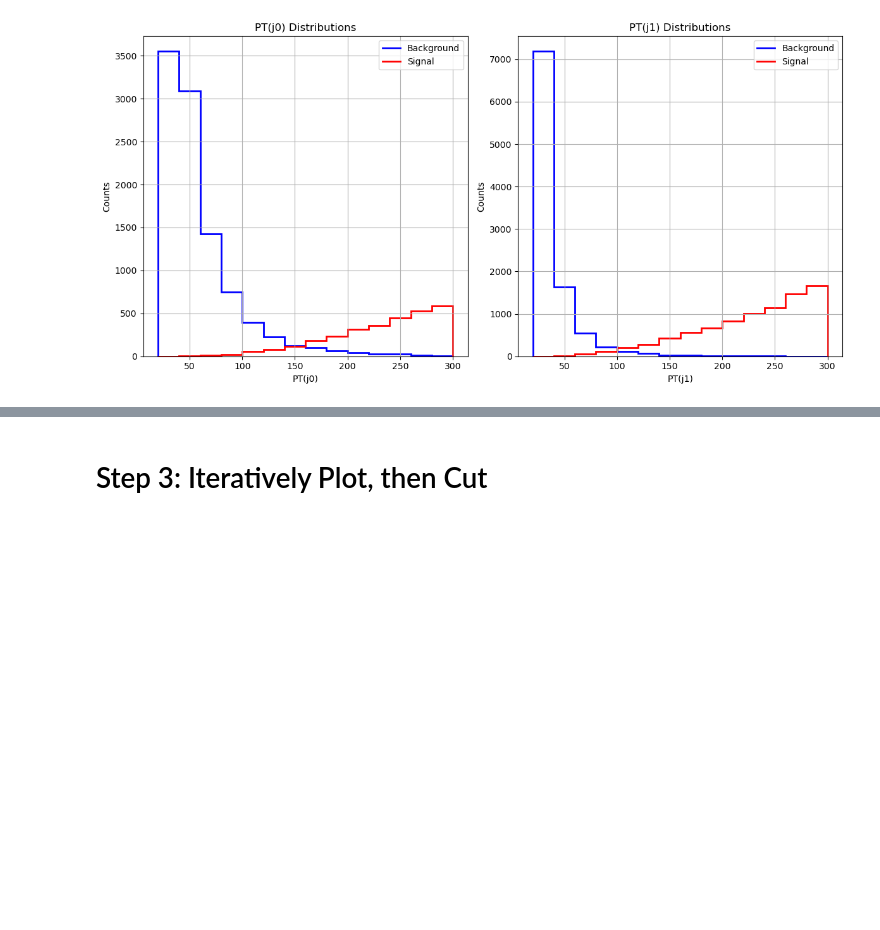
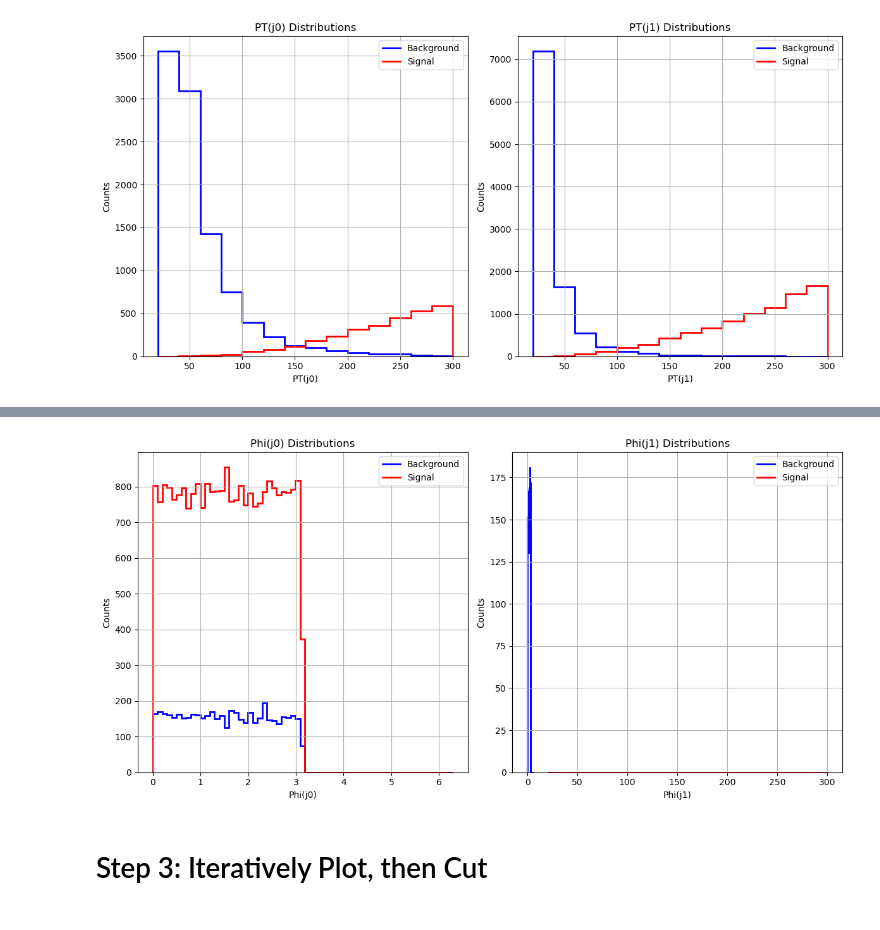
Before and after one commit to MarioPardo/UDEA_HEP_Analysis, a Jupyter notebook: AnalysisTemplate.ipynb, the cells around one changed output, grey strips where cells are left out. Cells and saved outputs as stored; diff of their text form; code cells hidden in the pictures; blank space fills up the shorter version.

```diff
--- a/AnalysisTemplate.ipynb
+++ b/AnalysisTemplate.ipynb
@@ -162,7 +162,7 @@ for root_file in os.listdir(background_folder):
 
         # Extract and normalize weights
         background_weights = background_tree["Event/Event.Weight"].array(library="np")
-        normalized_background_weights = background_weights / np.mean(background_weights)
+        #normalized_background_weights = background_weights / np.mean(background_weights)
 
         # Extract and filter jet PT
         background_jets_pt = background_tree["Jet.PT"].array(library="np")
@@ -239,3 +359,8 @@ plt.show()
+# %%
+
+JetPlots(binname="Phi", dataname="Phi")
+# %% [output]
+[figure, added]
 # %% [markdown]
 <h1> Step 3: Iteratively Plot, then Cut <h1>
 # %%
```
Also changed, not shown: parts of 1 cell of this notebook.
